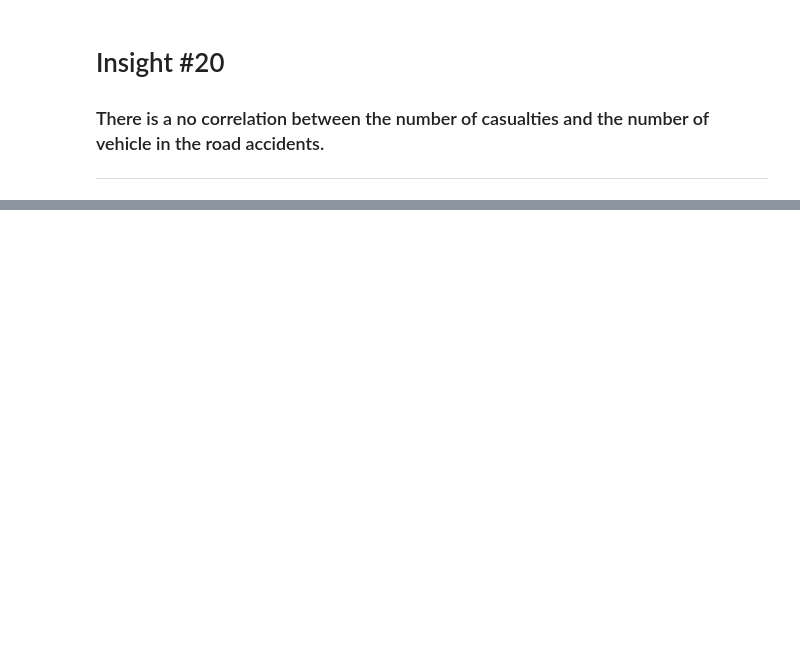
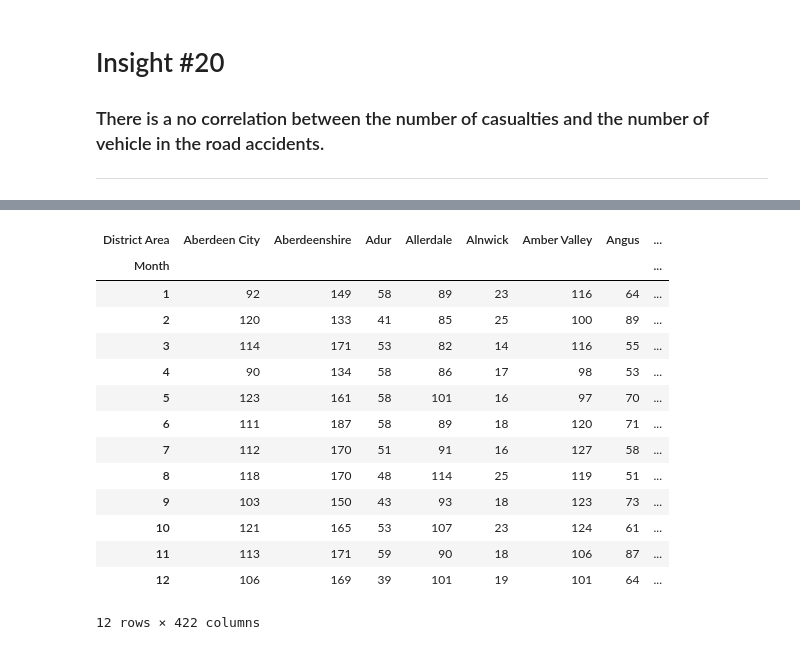
Before and after one commit to oliverliwanag/ELEC3A, a Jupyter notebook: ELEC03-3A/Activity2.ipynb, the cells around one changed output, grey strips where cells are left out. Cells and saved outputs as stored; diff of their text form; code cells hidden in the pictures; blank space fills up the shorter version.

```diff
--- a/ELEC03-3A/Activity2.ipynb
+++ b/ELEC03-3A/Activity2.ipynb
@@ -480,0 +573,19 @@ casualty_vehicle_corr
+# %%
+year = road_accidents.groupby(['Month','District Area']).size()
+year.unstack()
+# %% [output]
+| District Area | Aberdeen City | Aberdeenshire | Adur | Allerdale | Alnwick | Amber Valley | Angus | ... |
+| Month |  |  |  |  |  |  |  | ... |
+| 1 | 92 | 149 | 58 | 89 | 23 | 116 | 64 | ... |
+| 2 | 120 | 133 | 41 | 85 | 25 | 100 | 89 | ... |
+| 3 | 114 | 171 | 53 | 82 | 14 | 116 | 55 | ... |
+| 4 | 90 | 134 | 58 | 86 | 17 | 98 | 53 | ... |
+| 5 | 123 | 161 | 58 | 101 | 16 | 97 | 70 | ... |
+| 6 | 111 | 187 | 58 | 89 | 18 | 120 | 71 | ... |
+| 7 | 112 | 170 | 51 | 91 | 16 | 127 | 58 | ... |
+| 8 | 118 | 170 | 48 | 114 | 25 | 119 | 51 | ... |
+| 9 | 103 | 150 | 43 | 93 | 18 | 123 | 73 | ... |
+| 10 | 121 | 165 | 53 | 107 | 23 | 124 | 61 | ... |
+| 11 | 113 | 171 | 59 | 90 | 18 | 106 | 87 | ... |
+| 12 | 106 | 169 | 39 | 101 | 19 | 101 | 64 | ... |
+12 rows × 422 columns
```
Also changed, not shown: parts of 14 cells of this notebook.
